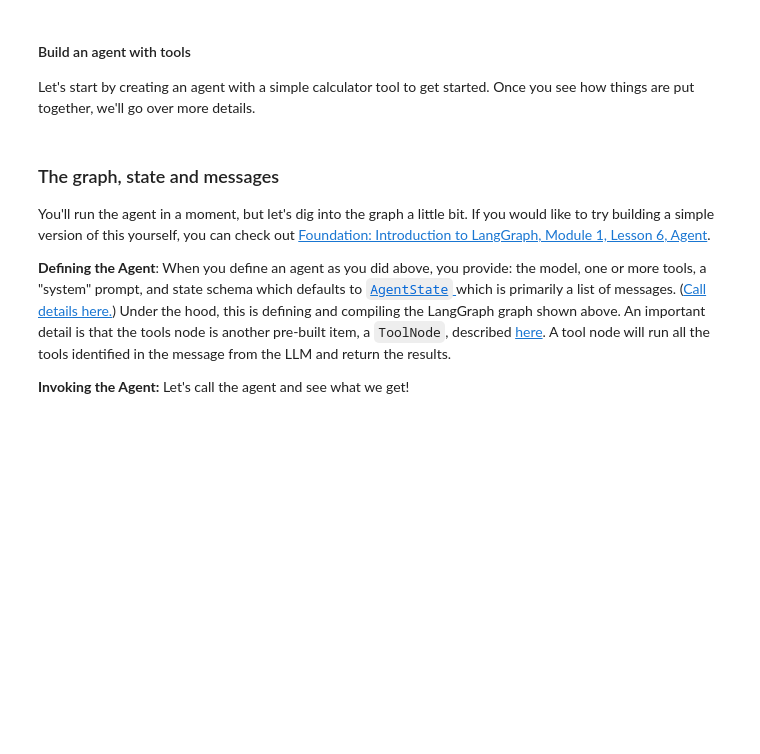
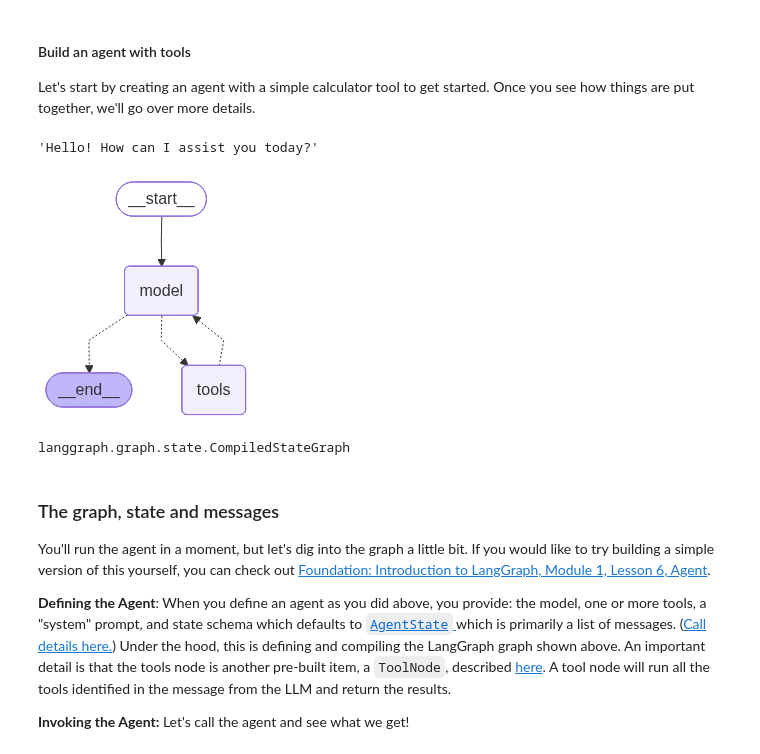
Before and after one commit to MuhammadUmerKhan/GenAI-AgenticAI-MCP-Tutorials, a Jupyter notebook: LangChain Academy Course/deep_agents/notebooks/0_create_agent.ipynb, the cells around one changed output. Drawn from its saved outputs; the diff is of its cells as text; code cells hidden in the pictures; blank space fills up the shorter version.

Commit message:
Deep Agent: notebook#1 ReAct Agent + tool call

```diff
--- a/LangChain Academy Course/deep_agents/notebooks/0_create_agent.ipynb
+++ b/LangChain Academy Course/deep_agents/notebooks/0_create_agent.ipynb
@@ -79,3 +121,33 @@ Let's start by creating an agent with a simple calculator tool to get started. O
+# %%
+# Create agent using create_agent directly
+SYSTEM_PROMPT = """
+    You are a helpful arithmetic assistant who is an expert at using a calculator.
+    Return all text as plain text without Markdown math delimiters.
+"""
+# %%
+model = init_chat_model(model="openai:gpt-4.1-mini", temperature=0)
+model.invoke("Hello?").content
+# %% [output]
+'Hello! How can I assist you today?'
+# %%
+tools = [calculator]
+# %%
+# Create agent
+agent = create_agent(
+    model=model,
+    tools=tools,
+    system_prompt=SYSTEM_PROMPT
+).with_config({ "recursion_limit" : 20 })     # recursion_limit limits the number of steps the agent will run
+# %%
+# Show the agent
+display(Image(agent.get_graph(xray=True).draw_mermaid_png()))
+# %% [output]
+[figure, added]
+# %%
+# create_react_agent returns a compiled graph
+type(agent)
+# %% [output]
+langgraph.graph.state.CompiledStateGraph
 # %% [markdown]
 ###  The graph, state and messages
 You'll run the agent in a moment, but let's dig into the graph a little bit.
```
Also changed, not shown: parts of 16 cells of this notebook.
